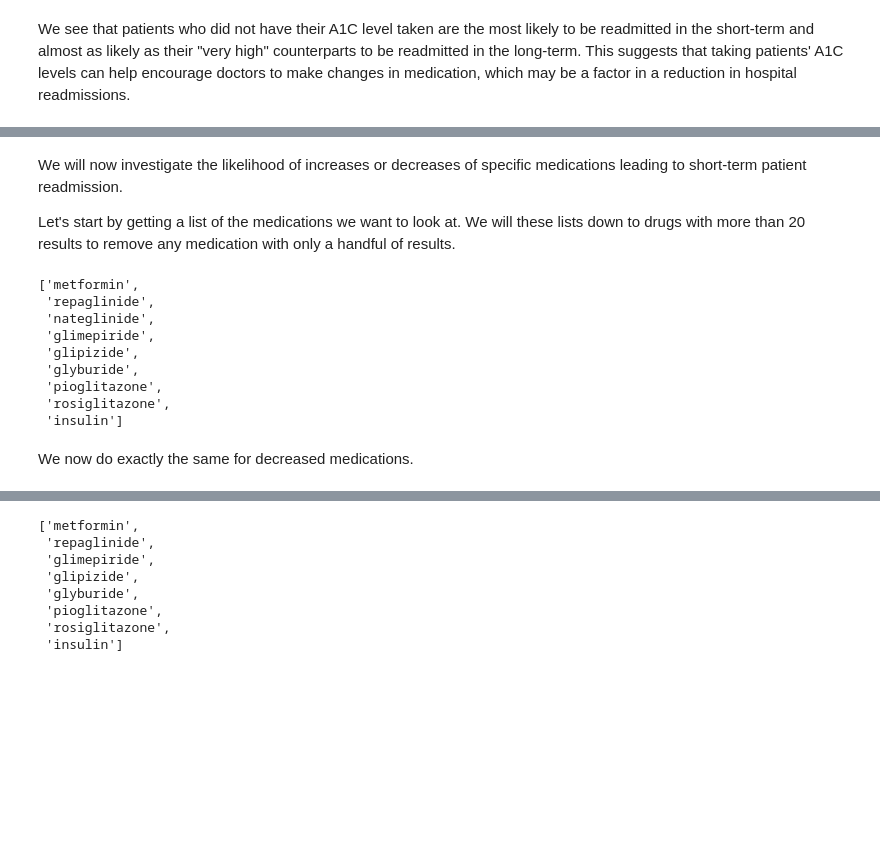
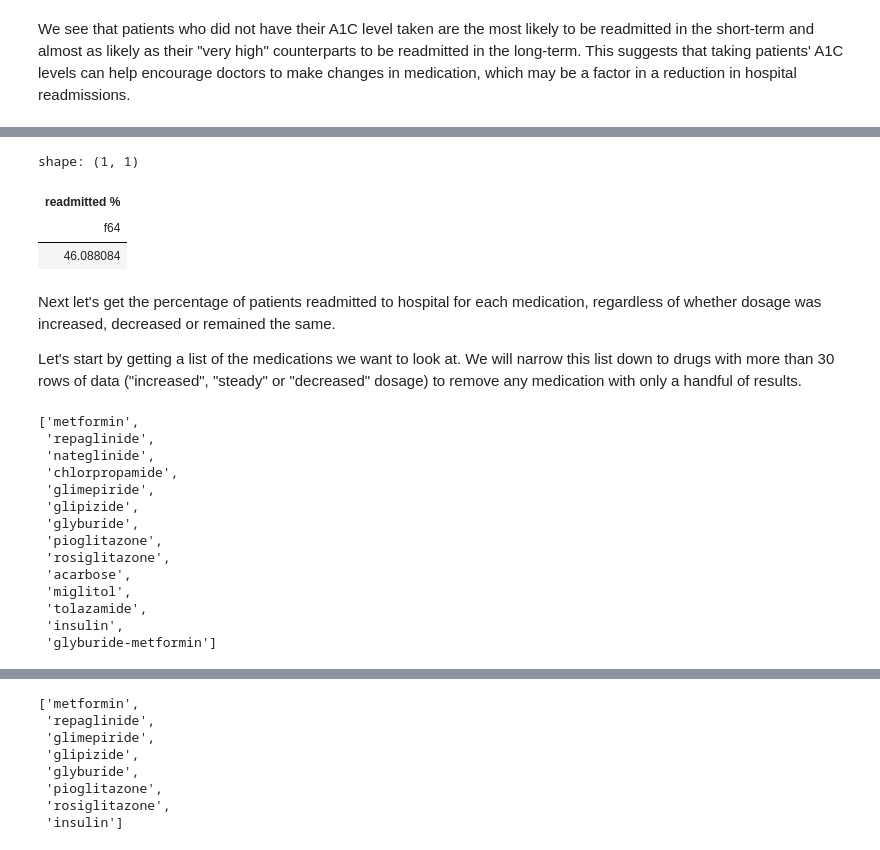
Before and after one commit to mithril-security/bastionlab, a Jupyter notebook: docs/docs/how-to-guides/diabetes_exploration.ipynb, the cells around one changed output, grey strips where cells are left out. Cells and saved outputs as stored; diff of their text form; code cells hidden in the pictures; blank space fills up the shorter version.

```diff
--- a/docs/docs/how-to-guides/diabetes_exploration.ipynb
+++ b/docs/docs/how-to-guides/diabetes_exploration.ipynb
@@ -613,7 +652,14 @@ We see that patients who did not have their A1C level taken are the most likely
+# %%
+rdf.select((pl.col("is_readmitted").sum() / pl.col("is_readmitted").count() * 100).alias("readmitted %")).collect().fetch()
+# %% [output]
+shape: (1, 1)
+| readmitted % |
+| f64 |
+| 46.088084 |
 # %% [markdown]
-We will now investigate the likelihood of increases or decreases of specific medications leading to short-term patient readmission.
+Next let's get the percentage of patients readmitted to hospital for each medication, regardless of whether dosage was increased, decreased or remained the same.
 
-Let's start by getting a list of the medications we want to look at. We will these lists down to drugs with more than 20 results to remove any medication with only a handful of results.
+Let's start by getting a list of the medications we want to look at. We will narrow this list down to drugs with more than 30 rows of data ("increased", "steady" or "decreased" dosage) to remove any medication with only a handful of results.
 # %%
 # list of all medications in study
 all_meds = [
@@ -642,26 +688,29 @@ all_meds = [
     "metformin-pioglitazone",
 ]
 
-# get the number of increased doses per medication and flip the output vertically
-increased_meds = rdf.select(
-    pl.col(x).str.count_match("Up").sum() for x in all_meds
+# get the number of increased, decreased and stable doses per medication and flip the output vertically
+meds = rdf.select(
+    pl.col(x).count() - pl.col(x).str.count_match("No").sum() for x in all_meds
 ).melt(variable_name="medication", value_name="count")
 
 # remove any medications that don't have at least 100 rows of data and get this result as a Polars dataframe
-increased_meds = increased_meds.filter(pl.col("count") > 20).collect().fetch()
+meds = meds.filter(pl.col("count") > 30).collect().fetch()
 
 # convert output to a list via Pandas API
-increased_meds = increased_meds.to_pandas()["medication"].tolist()
-increased_meds
+meds = meds.to_pandas()["medication"].tolist()
+meds
 # %% [output]
 ['metformin',
  'repaglinide',
  'nateglinide',
+ 'chlorpropamide',
  'glimepiride',
  'glipizide',
  'glyburide',
  'pioglitazone',
  'rosiglitazone',
- 'insulin']
+ 'acarbose',
+ 'miglitol',
+ 'tolazamide',
+ 'insulin',
+ 'glyburide-metformin']
-# %% [markdown]
-We now do exactly the same for decreased medications.
```
Also changed, not shown: parts of 29 cells of this notebook.
